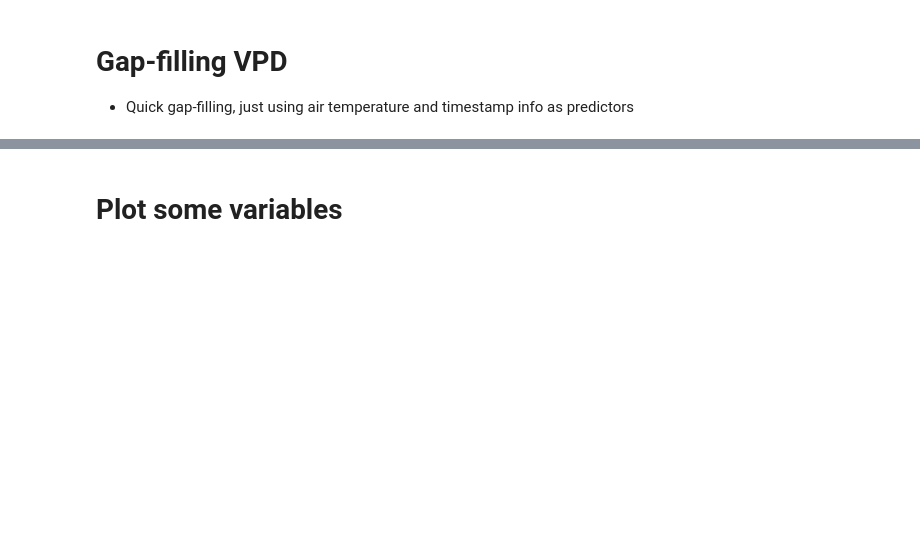
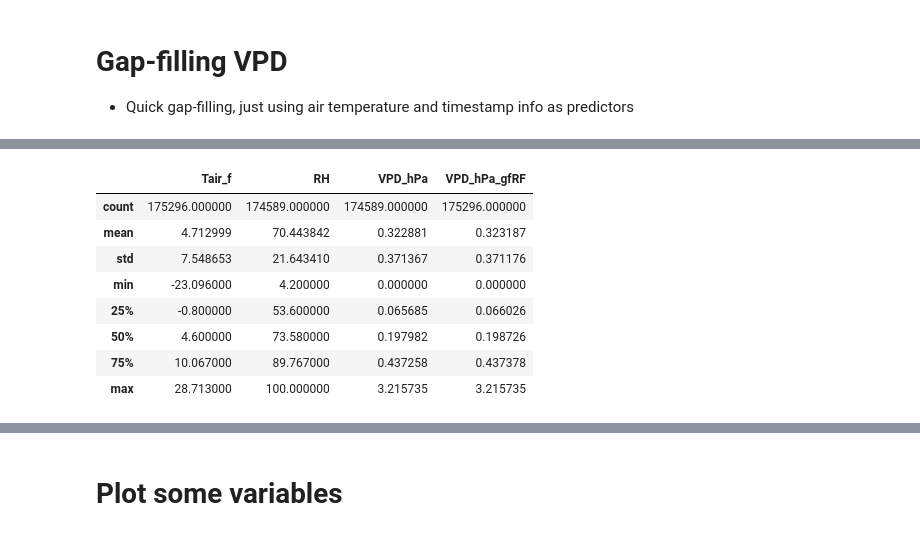
Before and after one commit to holukas/diive, a Jupyter notebook: notebooks/CalculateVariable/Calculate_VPD_from_TA_and_RH.ipynb, the cells around one changed output, grey strips where cells are left out. Cells and saved outputs as stored; diff of their text form; code cells hidden in the pictures; blank space fills up the shorter version.

```diff
--- a/notebooks/CalculateVariable/Calculate_VPD_from_TA_and_RH.ipynb
+++ b/notebooks/CalculateVariable/Calculate_VPD_from_TA_and_RH.ipynb
@@ -201,4 +199,16 @@ subset_df
 175296 rows × 4 columns
+# %%
+subset_df.describe()
+# %% [output]
+|  | Tair_f | RH | VPD_hPa | VPD_hPa_gfRF |
+| count | 175296.000000 | 174589.000000 | 174589.000000 | 175296.000000 |
+| mean | 4.712999 | 70.443842 | 0.322881 | 0.323187 |
+| std | 7.548653 | 21.643410 | 0.371367 | 0.371176 |
+| min | -23.096000 | 4.200000 | 0.000000 | 0.000000 |
+| 25% | -0.800000 | 53.600000 | 0.065685 | 0.066026 |
+| 50% | 4.600000 | 73.580000 | 0.197982 | 0.198726 |
+| 75% | 10.067000 | 89.767000 | 0.437258 | 0.437378 |
+| max | 28.713000 | 100.000000 | 3.215735 | 3.215735 |
 # %% [markdown]
 </br>
 # %% [markdown]
```
Also changed, not shown: parts of 14 cells of this notebook, 31 other files.
